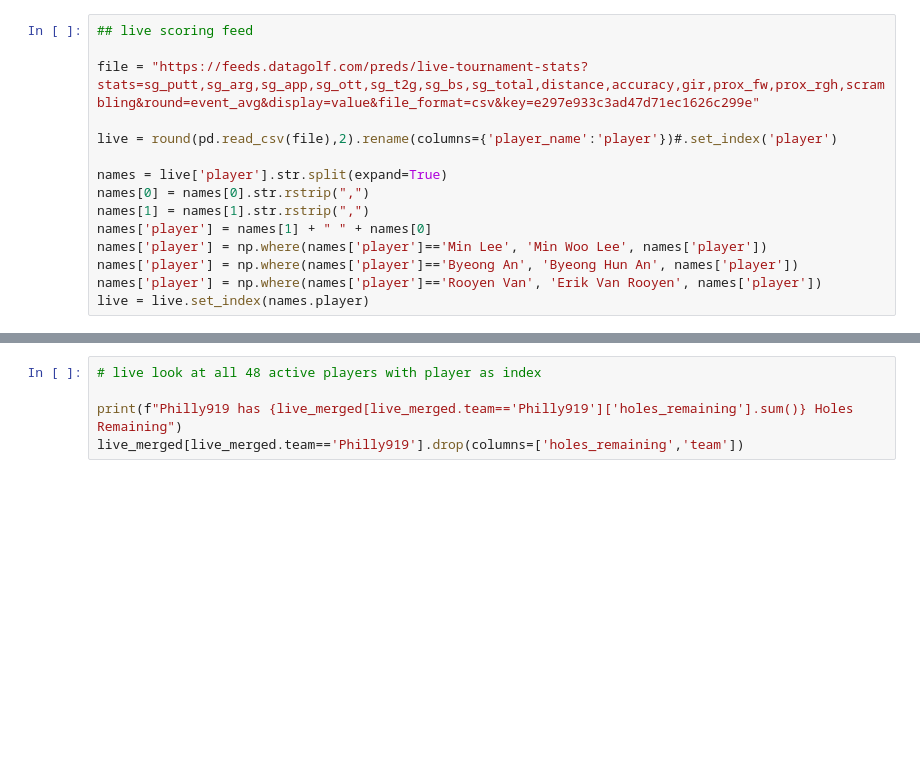
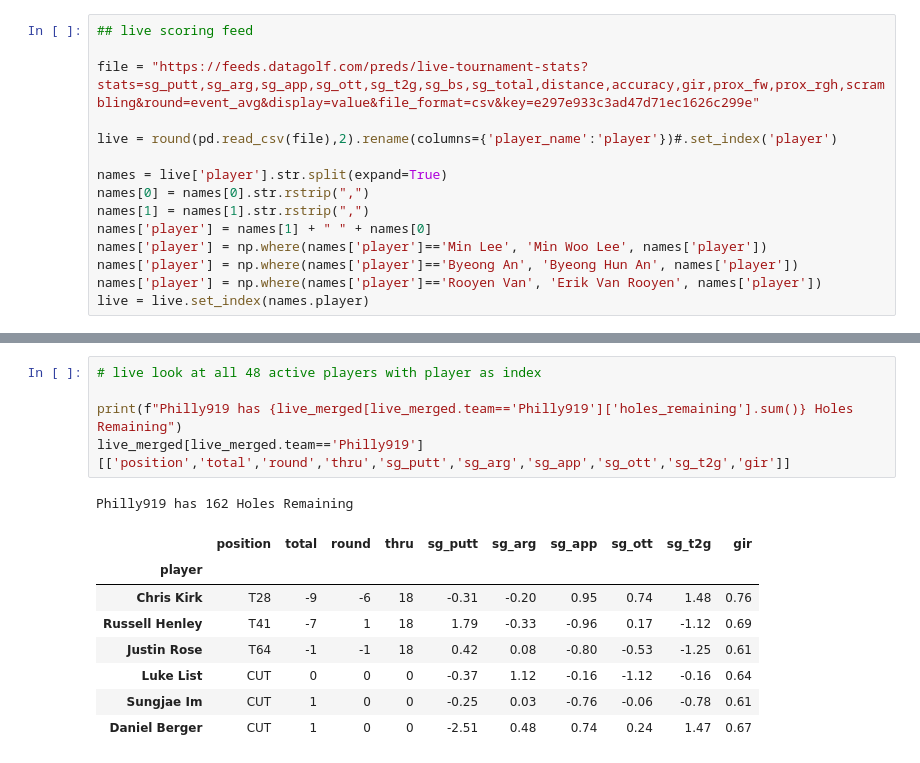
Before and after one commit to mikejackson35/fantrax, a Jupyter notebook: live_scoring.ipynb, the cells around one changed output, grey strips where cells are left out. Cells and saved outputs as stored; diff of their text form; blank space fills up the shorter version.

```diff
--- a/live_scoring.ipynb
+++ b/live_scoring.ipynb
@@ -99,8 +145,18 @@ live_merged[live_merged.team=='unit_circle'].drop(columns=['holes_remaining','te
 # %%
 # live look at all 48 active players with player as index
 
 print(f"Philly919 has {live_merged[live_merged.team=='Philly919']['holes_remaining'].sum()} Holes Remaining")
-live_merged[live_merged.team=='Philly919'].drop(columns=['holes_remaining','team'])
+live_merged[live_merged.team=='Philly919'][['position','total','round','thru','sg_putt','sg_arg','sg_app','sg_ott','sg_t2g','gir']]
+# %% [output]
+Philly919 has 162 Holes Remaining
+|  | position | total | round | thru | sg_putt | sg_arg | sg_app | sg_ott | sg_t2g | gir |
+| player |  |  |  |  |  |  |  |  |  |  |
+| Chris Kirk | T28 | -9 | -6 | 18 | -0.31 | -0.20 | 0.95 | 0.74 | 1.48 | 0.76 |
+| Russell Henley | T41 | -7 | 1 | 18 | 1.79 | -0.33 | -0.96 | 0.17 | -1.12 | 0.69 |
+| Justin Rose | T64 | -1 | -1 | 18 | 0.42 | 0.08 | -0.80 | -0.53 | -1.25 | 0.61 |
+| Luke List | CUT | 0 | 0 | 0 | -0.37 | 1.12 | -0.16 | -1.12 | -0.16 | 0.64 |
+| Sungjae Im | CUT | 1 | 0 | 0 | -0.25 | 0.03 | -0.76 | -0.06 | -0.78 | 0.61 |
+| Daniel Berger | CUT | 1 | 0 | 0 | -2.51 | 0.48 | 0.74 | 0.24 | 1.47 | 0.67 |
 # %%
 # live look at all 48 active players with player as index
 
```
Also changed, not shown: parts of 17 cells of this notebook, 7 other files.
